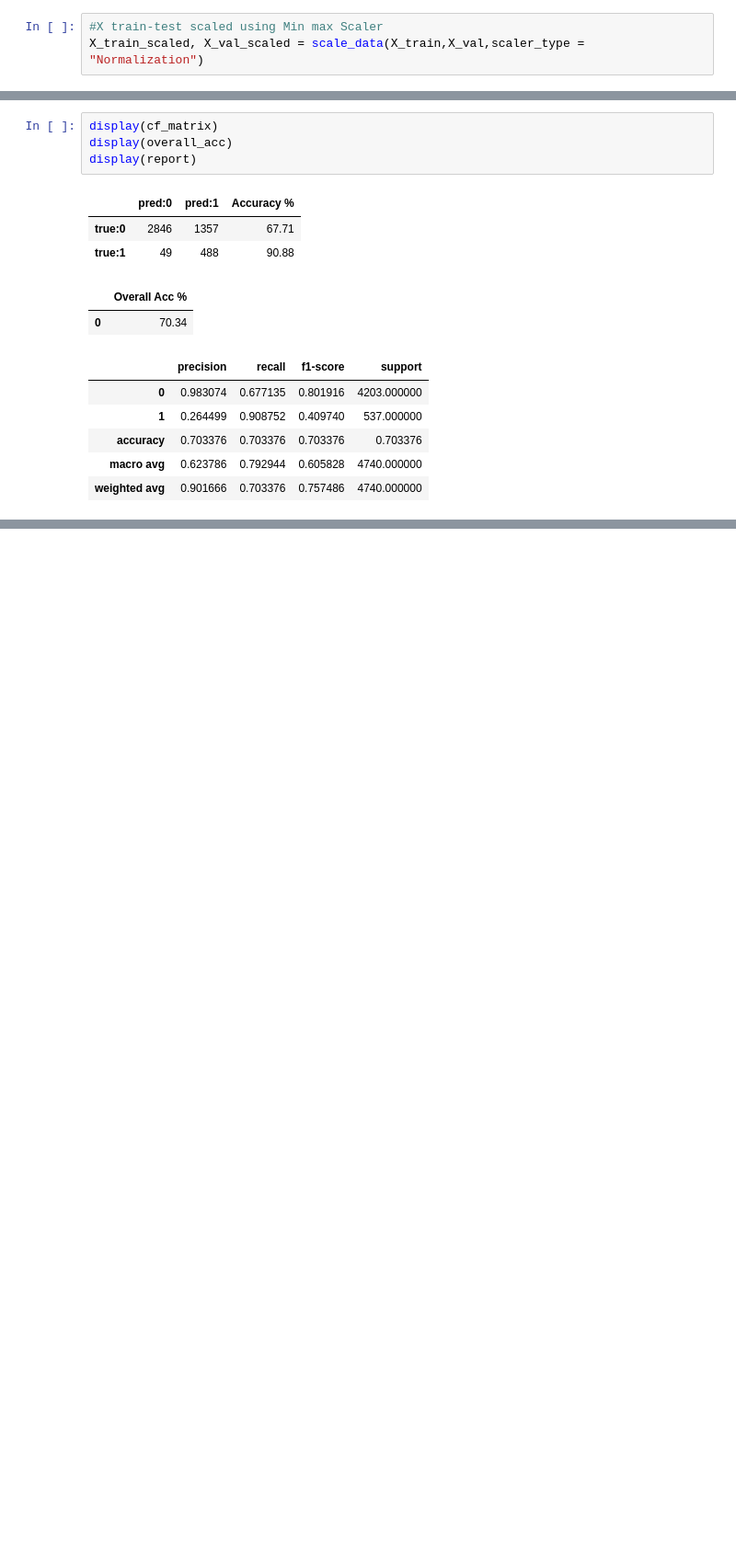
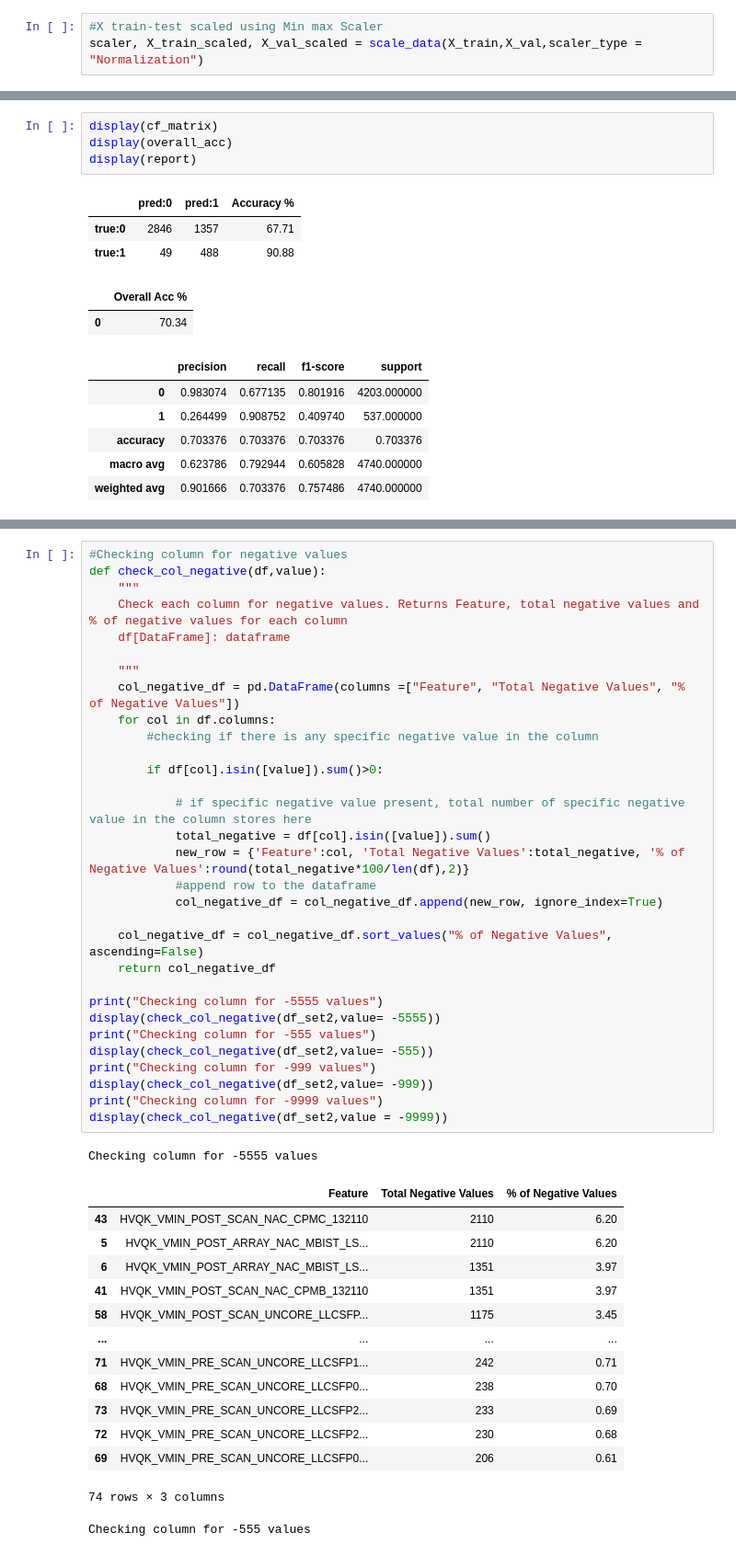
Before and after one commit to NicoleNL/ML-Speckle, a Jupyter notebook: MLSpeckle_20220106.ipynb, the cells around one changed output, grey strips where cells are left out. Shown: that part at 92% size. Drawn from its saved outputs; the diff is of its cells as text; blank space fills up the shorter version.

```diff
--- a/MLSpeckle_20220106.ipynb
+++ b/MLSpeckle_20220106.ipynb
@@ -1045,3 +1092,3 @@ def scale_data(X_train,X_val,scaler_type):
 # %%
 #X train-test scaled using Min max Scaler
-X_train_scaled, X_val_scaled = scale_data(X_train,X_val,scaler_type = "Normalization")
+scaler, X_train_scaled, X_val_scaled = scale_data(X_train,X_val,scaler_type = "Normalization")
@@ -2629,0 +3212,47 @@ display(report)
+# %%
+#Checking column for negative values
+def check_col_negative(df,value):
+    """
+    Check each column for negative values. Returns Feature, total negative values and % of negative values for each column
+    df[DataFrame]: dataframe
+
+    """
+    col_negative_df = pd.DataFrame(columns =["Feature", "Total Negative Values", "% of Negative Values"])
+    for col in df.columns:
+        #checking if there is any specific negative value in the column
+
+        if df[col].isin([value]).sum()>0:
+
+            # if specific negative value present, total number of specific negative value in the column stores here
+            total_negative = df[col].isin([value]).sum()
+            new_row = {'Feature':col, 'Total Negative Values':total_negative, '% of Negative Values':round(total_negative*100/len(df),2)}
+            #append row to the dataframe
+            col_negative_df = col_negative_df.append(new_row, ignore_index=True)
+
+    col_negative_df = col_negative_df.sort_values("% of Negative Values", ascending=False)
+    return col_negative_df
+
+print("Checking column for -5555 values")
+display(check_col_negative(df_set2,value= -5555))
+print("Checking column for -555 values")
+display(check_col_negative(df_set2,value= -555))
+print("Checking column for -999 values")
+display(check_col_negative(df_set2,value= -999))
+print("Checking column for -9999 values")
+display(check_col_negative(df_set2,value = -9999))
+# %% [output]
+Checking column for -5555 values
+|  | Feature | Total Negative Values | % of Negative Values |
+| 43 | HVQK_VMIN_POST_SCAN_NAC_CPMC_132110 | 2110 | 6.20 |
+| 5 | HVQK_VMIN_POST_ARRAY_NAC_MBIST_LS... | 2110 | 6.20 |
+| 6 | HVQK_VMIN_POST_ARRAY_NAC_MBIST_LS... | 1351 | 3.97 |
+| 41 | HVQK_VMIN_POST_SCAN_NAC_CPMB_132110 | 1351 | 3.97 |
+| 58 | HVQK_VMIN_POST_SCAN_UNCORE_LLCSFP... | 1175 | 3.45 |
+| ... | ... | ... | ... |
+| 71 | HVQK_VMIN_PRE_SCAN_UNCORE_LLCSFP1... | 242 | 0.71 |
+| 68 | HVQK_VMIN_PRE_SCAN_UNCORE_LLCSFP0... | 238 | 0.70 |
+| 73 | HVQK_VMIN_PRE_SCAN_UNCORE_LLCSFP2... | 233 | 0.69 |
+| 72 | HVQK_VMIN_PRE_SCAN_UNCORE_LLCSFP2... | 230 | 0.68 |
+| 69 | HVQK_VMIN_PRE_SCAN_UNCORE_LLCSFP0... | 206 | 0.61 |
+74 rows × 3 columns
+Checking column for -555 values
```
Also changed, not shown: parts of 50 cells of this notebook.
